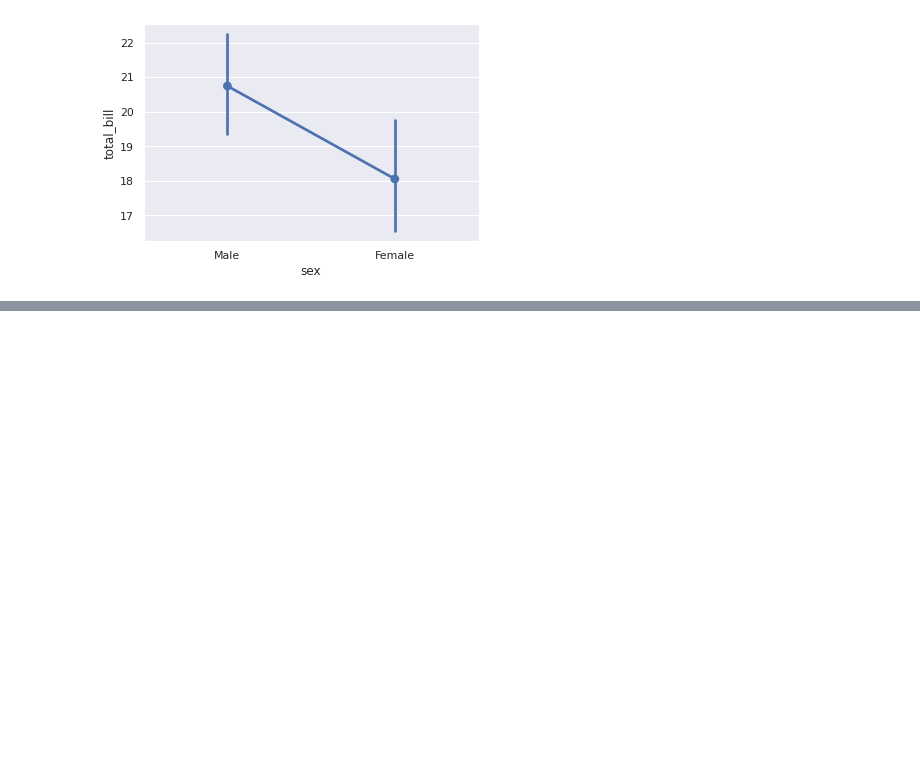
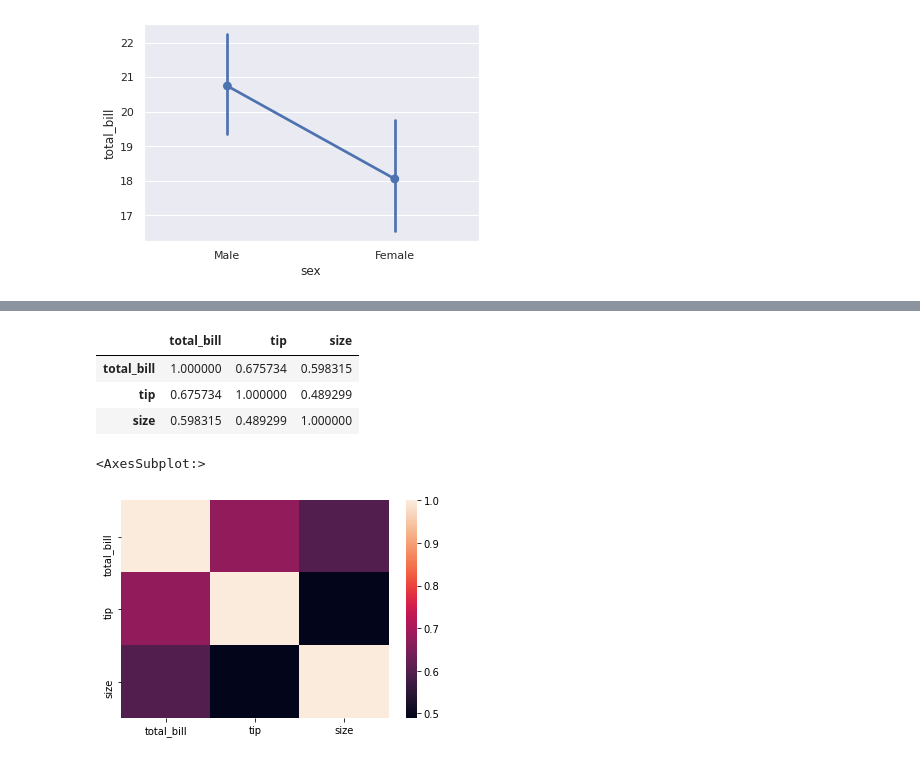
Before and after one commit to hersany/DataScience, a Jupyter notebook: Seaborn/Seaborn Class.ipynb, the cells around one changed output, grey strips where cells are left out. Cells and saved outputs as stored; diff of their text form; code cells hidden in the pictures; blank space fills up the shorter version.

```diff
--- a/Seaborn/Seaborn Class.ipynb
+++ b/Seaborn/Seaborn Class.ipynb
@@ -592,0 +601,4 @@ sns.pointplot('sex', 'total_bill', data= tips)
+# %%
+flights = sns.load_dataset('flights')
+tips = sns.load_dataset('tips')
+mpg=sns.load_dataset('mpg')
@@ -592,0 +614,12 @@ sns.pointplot('sex', 'total_bill', data= tips)
+# %%
+tips.corr()
+# %% [output]
+|  | total_bill | tip | size |
+| total_bill | 1.000000 | 0.675734 | 0.598315 |
+| tip | 0.675734 | 1.000000 | 0.489299 |
+| size | 0.598315 | 0.489299 | 1.000000 |
+# %%
+sns.heatmap(tips.corr())
+# %% [output]
+<AxesSubplot:>
+[figure, added]
```
Also changed, not shown: parts of 55 cells of this notebook, 1 other file.
